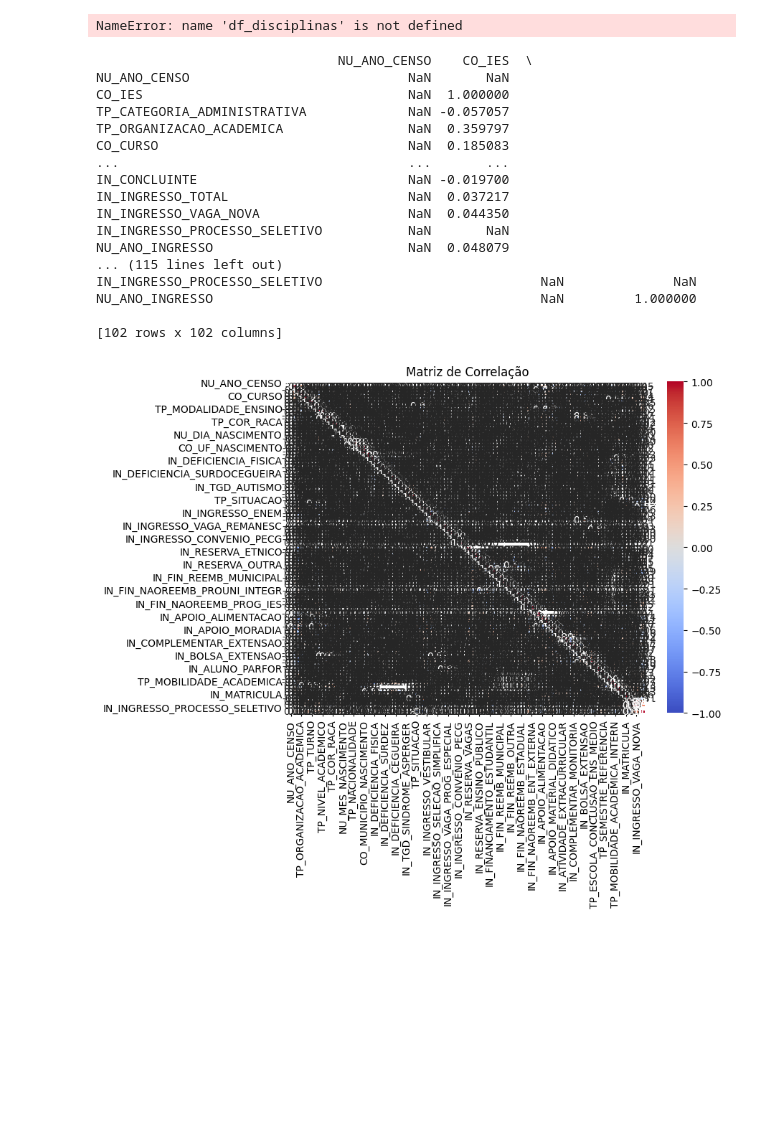
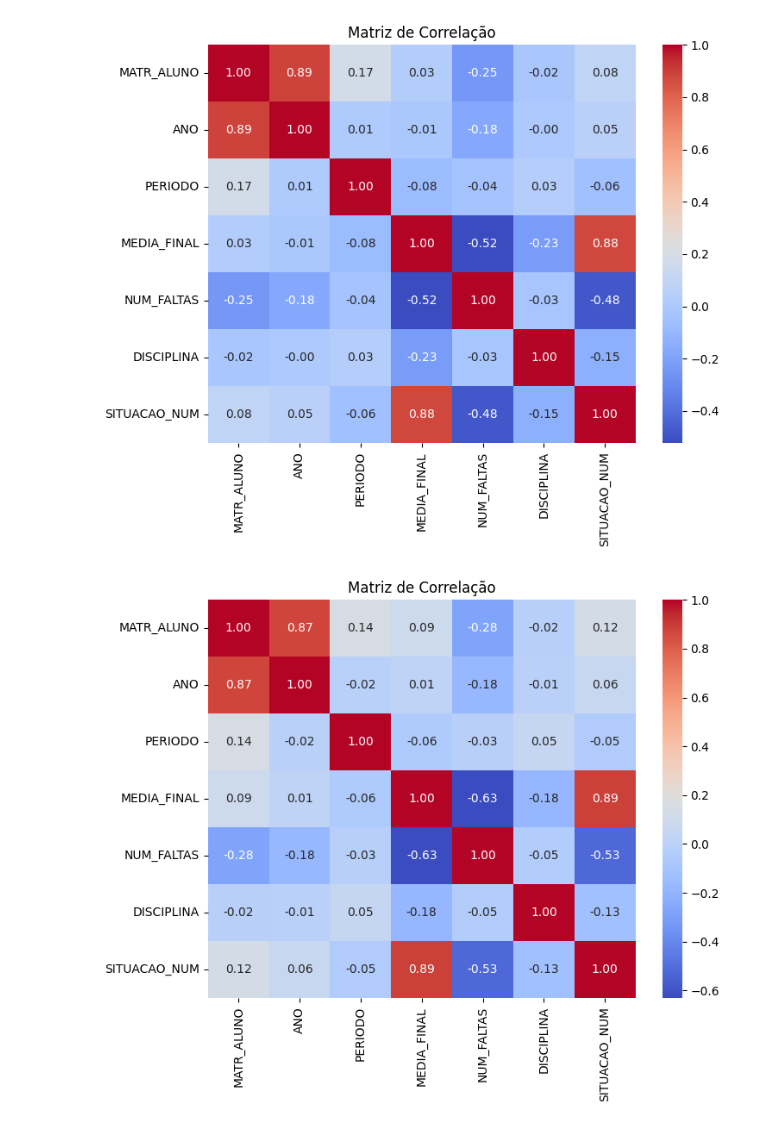
Before and after one commit to TallesSilva1/Reconhecimento-de-Padroes, a Jupyter notebook: Teste.ipynb, the cells around one changed output. Saved outputs shown, nothing was run; the diff lists cells and outputs as text; code cells hidden in the pictures; blank space fills up the shorter version.

```diff
--- a/Teste.ipynb
+++ b/Teste.ipynb
@@ -18,4 +38,2 @@ df_disciplinas = pd.read_csv("dados_disciplinas.txt", sep=",")
 # %%
-df_disciplinas[(df_disciplinas["SITUACAO"] == "Aprovado")][["MATR_ALUNO",	"ANO",	"PERIODO",	"MEDIA_FINAL",	"NUM_FALTAS",	"DISCIPLINA"]]
+df_disciplinas['SITUACAO_NUM'] = (df_disciplinas['SITUACAO'] == 'Aprovado').astype(int)
-# %% [output]
-NameError: name 'df_disciplinas' is not defined
@@ -22,29 +46,24 @@ NameError: name 'df_disciplinas' is not defined
+# %%
+# plotar correlação alunos (Não funcionou, queria ver quais são as variáveis que podemos eliminar pela correlação)
+
+corr = df_disciplinas_media_maior_zero.corr(numeric_only=True)
+
+plt.figure(figsize=(8,6))
+sns.heatmap(corr, annot=True, fmt=".2f", cmap="coolwarm")
+plt.title("Matriz de Correlação")
+plt.show()
+# %% [output]
+[figure, added]
+# %%
+df_disciplinas_remove_media_negativa = df_disciplinas[ (df_disciplinas['MEDIA_FINAL'] != -1)]
 # %%
 # plotar correlação alunos (Não funcionou, queria ver quais são as variáveis que podemos eliminar pela correlação)
 
-corr = df_aluno.corr(numeric_only=True)
-print(corr)
+corr = df_disciplinas_remove_media_negativa.corr(numeric_only=True)
 
 plt.figure(figsize=(8,6))
 sns.heatmap(corr, annot=True, fmt=".2f", cmap="coolwarm")
 plt.title("Matriz de Correlação")
 plt.show()
 # %% [output]
-                               NU_ANO_CENSO    CO_IES  \
-NU_ANO_CENSO                            NaN       NaN
-CO_IES                                  NaN  1.000000
-TP_CATEGORIA_ADMINISTRATIVA             NaN -0.057057
-TP_ORGANIZACAO_ACADEMICA                NaN  0.359797
-CO_CURSO                                NaN  0.185083
-...                                     ...       ...
-IN_CONCLUINTE                           NaN -0.019700
-IN_INGRESSO_TOTAL                       NaN  0.037217
-IN_INGRESSO_VAGA_NOVA                   NaN  0.044350
-IN_INGRESSO_PROCESSO_SELETIVO           NaN       NaN
-NU_ANO_INGRESSO                         NaN  0.048079
-... (115 lines left out)
-IN_INGRESSO_PROCESSO_SELETIVO                            NaN              NaN
-NU_ANO_INGRESSO                                          NaN         1.000000
-
-[102 rows x 102 columns]
-[figure, old version]
+[figure, new version]
```
Also changed, not shown: parts of 10 cells of this notebook, 5 other files.
